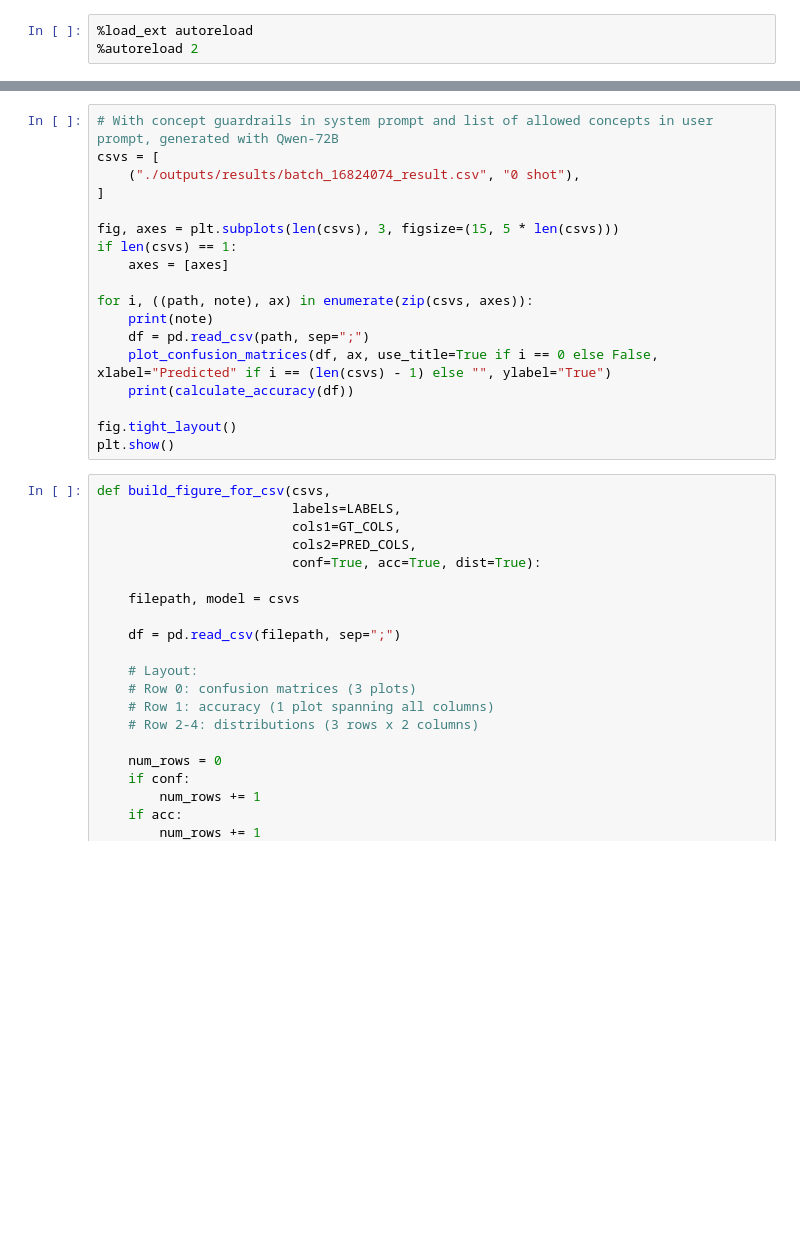
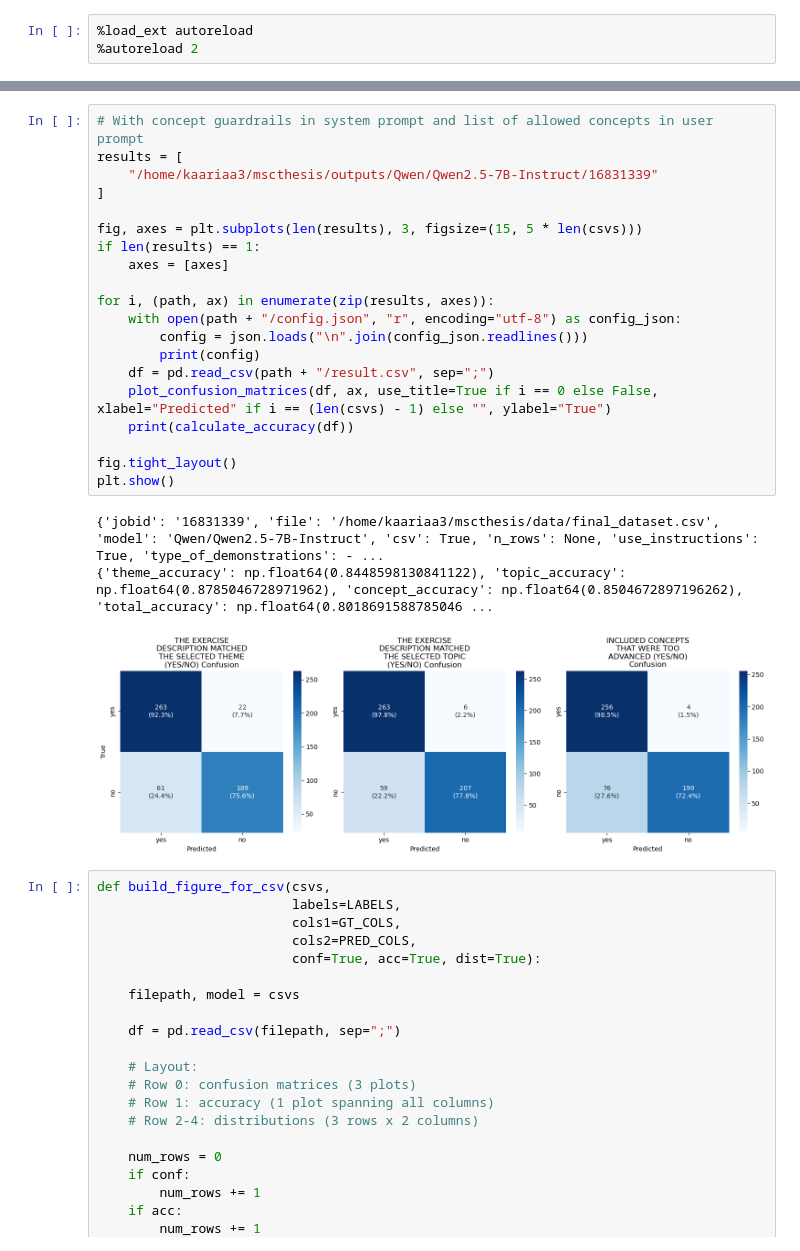
Before and after one commit to AleksiKaa/mscthesis, a Jupyter notebook: src/notebooks/results/compare_results.ipynb, the cells around one changed output, grey strips where cells are left out. Drawn from its saved outputs; the diff is of its cells as text; blank space fills up the shorter version.

Commit message:
Generate once for small qwen model

```diff
--- a/src/notebooks/results/compare_results.ipynb
+++ b/src/notebooks/results/compare_results.ipynb
@@ -78,21 +17,27 @@ FileNotFoundError: [Errno 2] No such file or directory: './outputs/results/batch
-# %%
-# With concept guardrails in system prompt and list of allowed concepts in user prompt, generated with Qwen-72B
-csvs = [
-    ("./outputs/results/batch_16824074_result.csv", "0 shot"),
-]
-
-fig, axes = plt.subplots(len(csvs), 3, figsize=(15, 5 * len(csvs)))
-if len(csvs) == 1:
-    axes = [axes]
-
-for i, ((path, note), ax) in enumerate(zip(csvs, axes)):
-    print(note)
-    df = pd.read_csv(path, sep=";")
-    plot_confusion_matrices(df, ax, use_title=True if i == 0 else False, xlabel="Predicted" if i == (len(csvs) - 1) else "", ylabel="True")
-    print(calculate_accuracy(df))
-
-fig.tight_layout()
-plt.show()
+# %%
+# With concept guardrails in system prompt and list of allowed concepts in user prompt
+results = [
+    "/home/kaariaa3/mscthesis/outputs/Qwen/Qwen2.5-7B-Instruct/16831339"
+]
+
+fig, axes = plt.subplots(len(results), 3, figsize=(15, 5 * len(csvs)))
+if len(results) == 1:
+    axes = [axes]
+
+for i, (path, ax) in enumerate(zip(results, axes)):
+    with open(path + "/config.json", "r", encoding="utf-8") as config_json:
+        config = json.loads("\n".join(config_json.readlines()))
+        print(config)
+    df = pd.read_csv(path + "/result.csv", sep=";")
+    plot_confusion_matrices(df, ax, use_title=True if i == 0 else False, xlabel="Predicted" if i == (len(csvs) - 1) else "", ylabel="True")
+    print(calculate_accuracy(df))
+
+fig.tight_layout()
+plt.show()
+# %% [output]
+{'jobid': '16831339', 'file': '/home/kaariaa3/mscthesis/data/final_dataset.csv', 'model': 'Qwen/Qwen2.5-7B-Instruct', 'csv': True, 'n_rows': None, 'use_instructions': True, 'type_of_demonstrations': - ...
+{'theme_accuracy': np.float64(0.8448598130841122), 'topic_accuracy': np.float64(0.8785046728971962), 'concept_accuracy': np.float64(0.8504672897196262), 'total_accuracy': np.float64(0.8018691588785046 ...
+[figure, added]
 # %%
 def build_figure_for_csv(csvs,
                          labels=LABELS,
```
Also changed, not shown: parts of 3 cells of this notebook, 1 other file.
